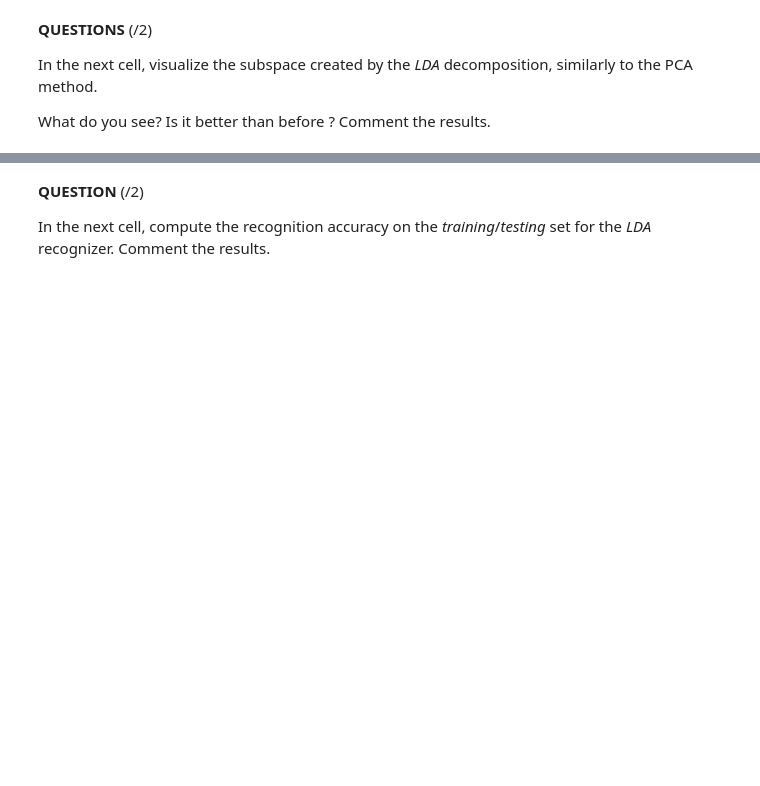
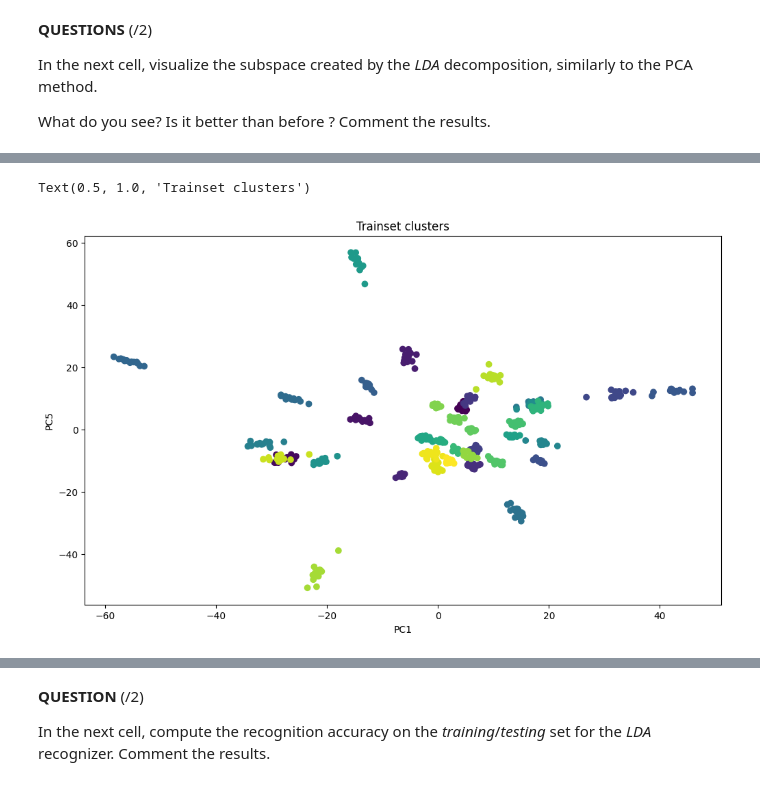
Before and after one commit to AlexYcode/IPLAB, a Jupyter notebook: Lab2/code/02_object_detection_and_recognition_2025.ipynb, the cells around one changed output, grey strips where cells are left out. Drawn from its saved outputs; the diff is of its cells as text; code cells hidden in the pictures; blank space fills up the shorter version.

```diff
--- a/Lab2/code/02_object_detection_and_recognition_2025.ipynb
+++ b/Lab2/code/02_object_detection_and_recognition_2025.ipynb
@@ -1670,0 +1754,18 @@ What do you see? Is it better than before ? Comment the results.
+# %%
+# YOUR CODE HERE
+# Poject data onto subspace
+proj_train = lda.transform(train_img)
+
+# Visualize
+# Colors for distinct individuals
+colors = LabelEncoder().fit_transform(train_label.ravel())
+
+plt.figure(figsize=(12, 7))
+plt.scatter(proj_train[:, 1], proj_train[:, 5], c=colors)
+plt.xlabel('PC1')
+plt.ylabel('PC5')
+plt.title('Trainset clusters')
+# 1, 5
+# %% [output]
+Text(0.5, 1.0, 'Trainset clusters')
+[figure, added]
```
Also changed, not shown: parts of 25 cells of this notebook.
